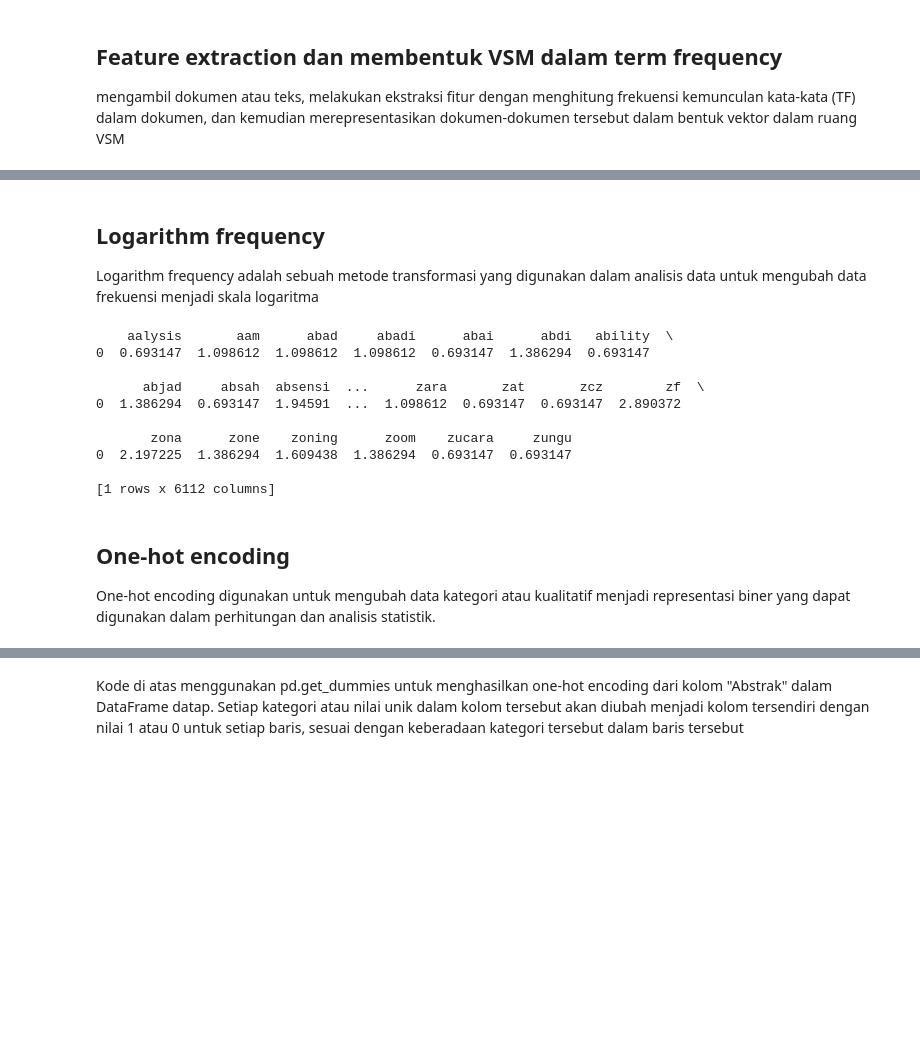
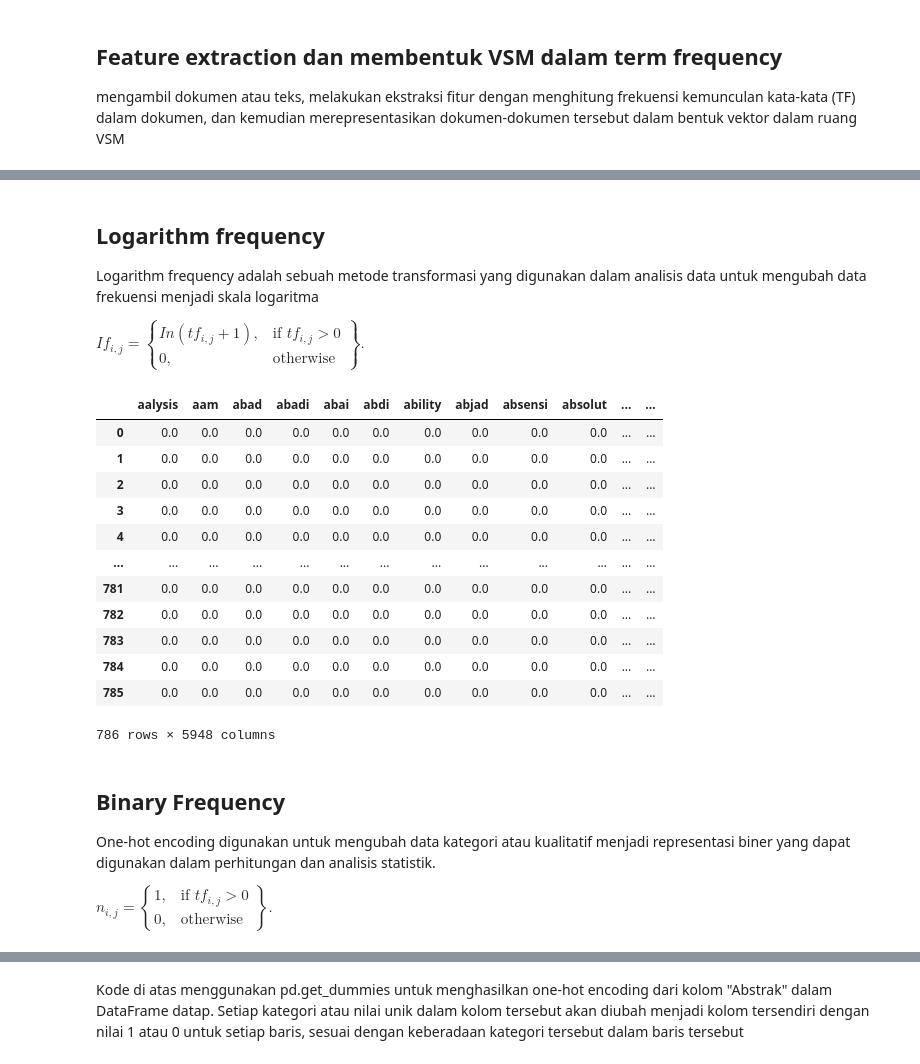
Before and after one commit to khikisb/ppw, a Jupyter notebook: _sources/tugas-ppw/Tugas_2.ipynb, the cells around one changed output, grey strips where cells are left out. Saved outputs shown, nothing was run; the diff lists cells and outputs as text; code cells hidden in the pictures; blank space fills up the shorter version.

```diff
--- a/_sources/tugas-ppw/Tugas_2.ipynb
+++ b/_sources/tugas-ppw/Tugas_2.ipynb
@@ -434,39 +449,31 @@ term_frequency_df.to_excel('term_frequency_df.xlsx', index=False)
 ## Logarithm frequency
 
 Logarithm frequency adalah sebuah metode transformasi yang digunakan dalam analisis data untuk mengubah data frekuensi menjadi skala logaritma
+
+$If_{i, j}=\left\{\begin{array}{ll}
+In(tf_{i,j} + 1 ), & \text { if } t f_{i, j}>0 \\
+0, & \text { otherwise }
+\end{array}\right\}.$
-# %%
-import numpy as np
-from sklearn.feature_extraction.text import CountVectorizer
-
-# Baca data dari DataFrame
-data = datap["Abstrak"]
-
-# Inisialisasi CountVectorizer
-cv = CountVectorizer()
-
-# Transformasikan data menggunakan CountVectorizer
-count_matrix = cv.fit_transform(data)
-
-# Hitung frekuensi kata-kata
-word_frequencies = np.sum(count_matrix, axis=0)
-
-# Konversi hasil frekuensi ke dalam skala logaritma
-log_frequencies = np.log1p(word_frequencies)
-
-# Buat DataFrame untuk hasil log frequency
-log_frequency_df = pd.DataFrame(log_frequencies, columns=cv.get_feature_names_out())
-
-# Tampilkan DataFrame hasil log frequency
-print(log_frequency_df)
-# %% [output]
-    aalysis       aam      abad     abadi      abai      abdi   ability  \
-0  0.693147  1.098612  1.098612  1.098612  0.693147  1.386294  0.693147
-
-      abjad     absah  absensi  ...      zara       zat       zcz        zf  \
-0  1.386294  0.693147  1.94591  ...  1.098612  0.693147  0.693147  2.890372
-
-       zona      zone    zoning      zoom    zucara     zungu
-0  2.197225  1.386294  1.609438  1.386294  0.693147  0.693147
-
-[1 rows x 6112 columns]
+# %%
+from sklearn.feature_extraction.text import TfidfVectorizer
+log_vectorizer = TfidfVectorizer(use_idf=False, smooth_idf=False, norm=None)
+X_log = log_vectorizer.fit_transform(datap['Abstrak'].tolist())
+
+log_terms = log_vectorizer.get_feature_names_out()
+df_log = pd.DataFrame(data = X_log.toarray(),columns = log_terms)
+df_log
+# %% [output]
+|  | aalysis | aam | abad | abadi | abai | abdi | ability | abjad | absensi | absolut | ... | ... |
+| 0 | 0.0 | 0.0 | 0.0 | 0.0 | 0.0 | 0.0 | 0.0 | 0.0 | 0.0 | 0.0 | ... | ... |
+| 1 | 0.0 | 0.0 | 0.0 | 0.0 | 0.0 | 0.0 | 0.0 | 0.0 | 0.0 | 0.0 | ... | ... |
+| 2 | 0.0 | 0.0 | 0.0 | 0.0 | 0.0 | 0.0 | 0.0 | 0.0 | 0.0 | 0.0 | ... | ... |
+| 3 | 0.0 | 0.0 | 0.0 | 0.0 | 0.0 | 0.0 | 0.0 | 0.0 | 0.0 | 0.0 | ... | ... |
+| 4 | 0.0 | 0.0 | 0.0 | 0.0 | 0.0 | 0.0 | 0.0 | 0.0 | 0.0 | 0.0 | ... | ... |
+| ... | ... | ... | ... | ... | ... | ... | ... | ... | ... | ... | ... | ... |
+| 781 | 0.0 | 0.0 | 0.0 | 0.0 | 0.0 | 0.0 | 0.0 | 0.0 | 0.0 | 0.0 | ... | ... |
+| 782 | 0.0 | 0.0 | 0.0 | 0.0 | 0.0 | 0.0 | 0.0 | 0.0 | 0.0 | 0.0 | ... | ... |
+| 783 | 0.0 | 0.0 | 0.0 | 0.0 | 0.0 | 0.0 | 0.0 | 0.0 | 0.0 | 0.0 | ... | ... |
+| 784 | 0.0 | 0.0 | 0.0 | 0.0 | 0.0 | 0.0 | 0.0 | 0.0 | 0.0 | 0.0 | ... | ... |
+| 785 | 0.0 | 0.0 | 0.0 | 0.0 | 0.0 | 0.0 | 0.0 | 0.0 | 0.0 | 0.0 | ... | ... |
+786 rows × 5948 columns
 # %%
@@ -474,4 +481,10 @@ log_frequency_df.to_excel('log_frequency_df.xlsx', index=False)
 # %% [markdown]
-## One-hot encoding
+## Binary Frequency
 
 One-hot encoding digunakan untuk mengubah data kategori atau kualitatif menjadi representasi biner yang dapat digunakan dalam perhitungan dan analisis statistik.
+
+
+$n_{i, j}=\left\{\begin{array}{ll}
+1, & \text { if } t f_{i, j}>0 \\
+0, & \text { otherwise }
+\end{array}\right\}.$
```
Also changed, not shown: parts of 32 cells of this notebook, 5 other files.
